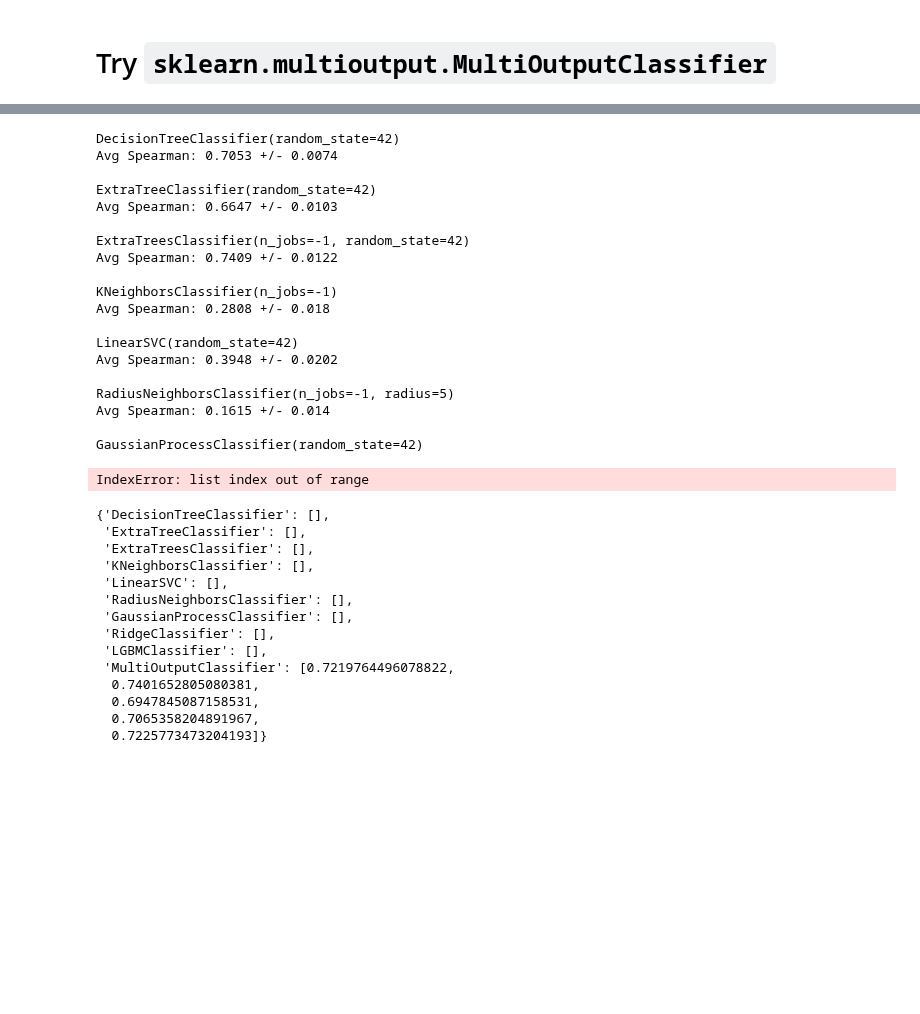
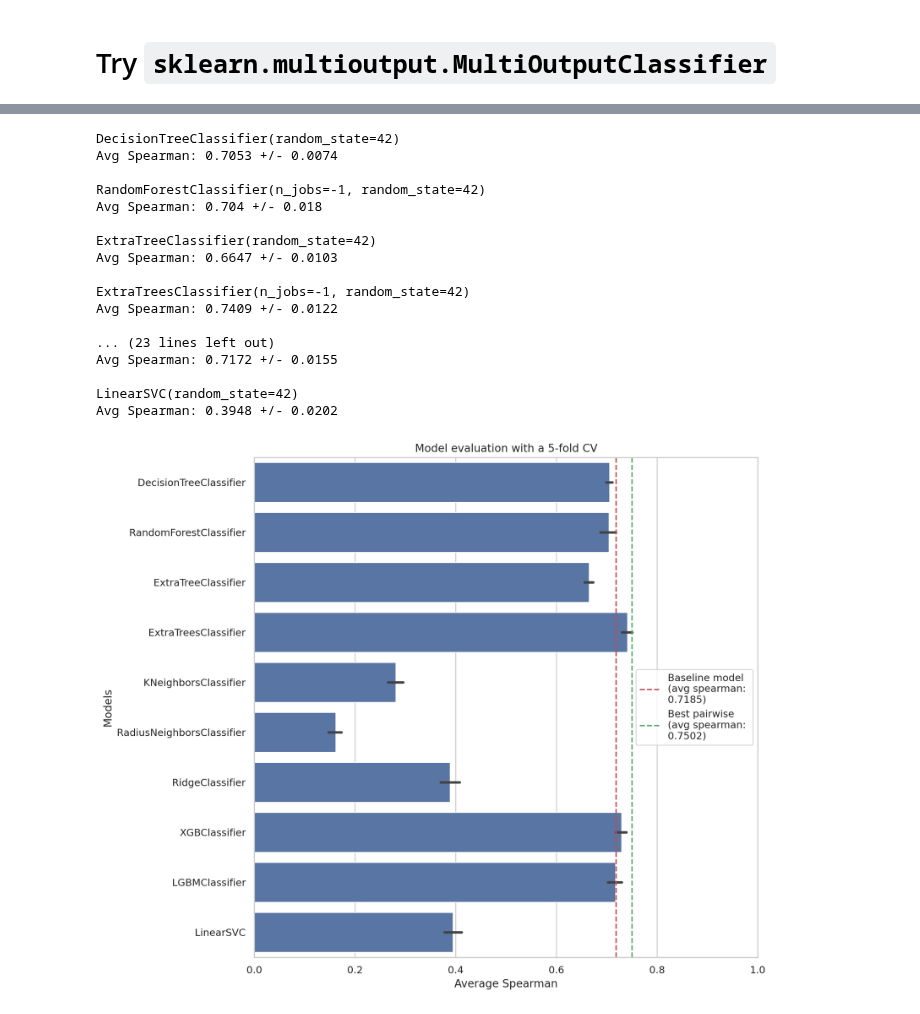
Before and after one commit to nina-prog/meta-learning-for-encoder-selection, a Jupyter notebook: notebooks/week12/week12-pairwise-methods-K.ipynb, the cells around one changed output, grey strips where cells are left out. Cells and saved outputs as stored; diff of their text form; code cells hidden in the pictures; blank space fills up the shorter version.

```diff
--- a/notebooks/week12/week12-pairwise-methods-K.ipynb
+++ b/notebooks/week12/week12-pairwise-methods-K.ipynb
@@ -252,19 +252,21 @@ ets = ExtraTreesClassifier(random_state=42, n_jobs=-1)
 knn = KNeighborsClassifier(n_jobs=-1)
 svc = LinearSVC(random_state=42)
 rnc = RadiusNeighborsClassifier(n_jobs=-1, radius=5)
-gpc = GaussianProcessClassifier(random_state=42)
+# gpc = GaussianProcessClassifier(random_state=42)  # Do not use GP because of excessive fitting time and ressource usage
 rid = RidgeClassifier(random_state=42)
-mlp = MLPClassifier(random_state=42, max_iter=1000)  # Increased max iter due to non-convergence exception in last run
+mlp = MLPClassifier(random_state=42, max_iter=2000)  # Increased max iter due to non-convergence exception in last run
 
 xgb = xgboost.XGBClassifier(random_state=42, n_jobs=-1)
 lgbm = lightgbm.LGBMClassifier(random_state=42, n_jobs=-1)
-cb = catboost.CatBoostClassifier(random_seed=42)
-# ToDo:
-# LGBM
-# CatBoost
+cb = catboost.CatBoostClassifier(random_seed=42,
+                                 loss_function='MultiLogloss',
+                                 eval_metric='HammingLoss',
+                                 class_names=list(y_train.columns),
+                                 verbose=0
+)
 # %%
-#models = [rf, dt, et, ets, knn, svc, rnc, gpc, rid, mlp, xgb]
-models = [rf, dt, et, ets, knn, rnc, rid, mlp, xgb]
+models_multioutput = [dt, rf, et, ets, knn, rnc, svc, rid, mlp, xgb, lgbm]
+models = [dt, rf, et, ets, knn, rnc, rid, mlp, xgb]
 #models = [cb]
 scores = {str(model).split('(')[0] : []
              for model in models}
@@ -469,9 +427,9 @@ for item in axes.get_xticklabels():
 ### Prediction time
 # %%
 fig, axes = plt.subplots(figsize=(10, 5), nrows=1, ncols=1)
-plot = sns.barplot(data=df_plot, x="model", y="pred_time", palette="mako")  # ax=axes,
+plot = sns.barplot(data=df_plot, x="model", y="pred_time", color="b")  # ax=axes,
 #plot.axhline(0.7185, color='r', ls='--', label='Baseline model (avg spearman: 0.7185)')
-plot.set(title="Model evaluation with a 5-fold CV")
+plot.set(title="Prediction time")
 #plot.set_ylim([0.0, 1.0])
 #plot.legend()
 
@@ -512,7 +471,7 @@ cb = catboost.CatBoostClassifier(random_seed=42, logging_level="Silent")
 # %%
 # Due to the fitting time, leaf some models out
 # tmp = [dt, et, ets, knn, svc, rnc, gpc, rid, lgbm, cb]
-tmp = [dt, et, ets, knn, svc, rnc, gpc, rid, lgbm]
+tmp = [dt, rf, et, ets, knn, rnc, rid, xgb, lgbm, svc]
 models = [MultiOutputClassifier(m) for m in tmp]
 
 
@@ -585,6 +545,9 @@ for model in tmp:
 # %% [output]
 DecisionTreeClassifier(random_state=42)
 Avg Spearman: 0.7053 +/- 0.0074
+
+RandomForestClassifier(n_jobs=-1, random_state=42)
+Avg Spearman: 0.704 +/- 0.018
 
 ExtraTreeClassifier(random_state=42)
 Avg Spearman: 0.6647 +/- 0.0103
@@ -592,16 +555,11 @@ Avg Spearman: 0.6647 +/- 0.0103
 ExtraTreesClassifier(n_jobs=-1, random_state=42)
 Avg Spearman: 0.7409 +/- 0.0122
 
-KNeighborsClassifier(n_jobs=-1)
-Avg Spearman: 0.2808 +/- 0.018
+... (23 lines left out)
+Avg Spearman: 0.7172 +/- 0.0155
 
 LinearSVC(random_state=42)
 Avg Spearman: 0.3948 +/- 0.0202
-
-RadiusNeighborsClassifier(n_jobs=-1, radius=5)
-Avg Spearman: 0.1615 +/- 0.014
-
-GaussianProcessClassifier(random_state=42)
 # %%
 # Iterate over models
 ms = []
@@ -628,22 +586,28 @@ data = {
 #print(ms)
 df_plot_2 = pd.DataFrame(data=data)
 #df_plot
-# %% [output]
-IndexError: list index out of range
 # %%
-scores
+#scores
-# %% [output]
-{'DecisionTreeClassifier': [],
- 'ExtraTreeClassifier': [],
- 'ExtraTreesClassifier': [],
- 'KNeighborsClassifier': [],
- 'LinearSVC': [],
- 'RadiusNeighborsClassifier': [],
- 'GaussianProcessClassifier': [],
- 'RidgeClassifier': [],
- 'LGBMClassifier': [],
- 'MultiOutputClassifier': [0.7219764496078822,
-  0.7401652805080381,
-  0.6947845087158531,
-  0.7065358204891967,
-  0.7225773473204193]}
+# %%
+fig, axes = plt.subplots(figsize=(10, 10), nrows=1, ncols=1)
+#sns.set(rc={'figure.figsize':(15, 10)})
+plot = sns.barplot(data=df_plot_2, y="model", x="score", ax=axes, color="b")
+plot.axvline(0.7185, color='r', ls='--', label='Baseline model \n(avg spearman: \n0.7185)')
+plot.axvline(0.7502, color='g', ls='--', label='Best pairwise \n(avg spearman: \n0.7502)')
+plot.set(title="Model evaluation with a 5-fold CV")
+plot.set_xlim([0.0, 1.0])
+plot.legend(loc='center right')
+
+plot.set_ylabel("Models")
+plot.set_xlabel("Average Spearman")
+
+# Rotate items on x axis
+#for item in axes.get_xticklabels():
+#        item.set_rotation(90)
+
+# Save figures
+f = plot.get_figure()
+f.savefig("Model_evaluation_MultiOutput_blue.png")
+f.savefig("Model_evaluation_MultiOutput_blue.svg")
+# %% [output]
+[figure, added]
```
Also changed, not shown: parts of 7 cells of this notebook, 2 other files.
